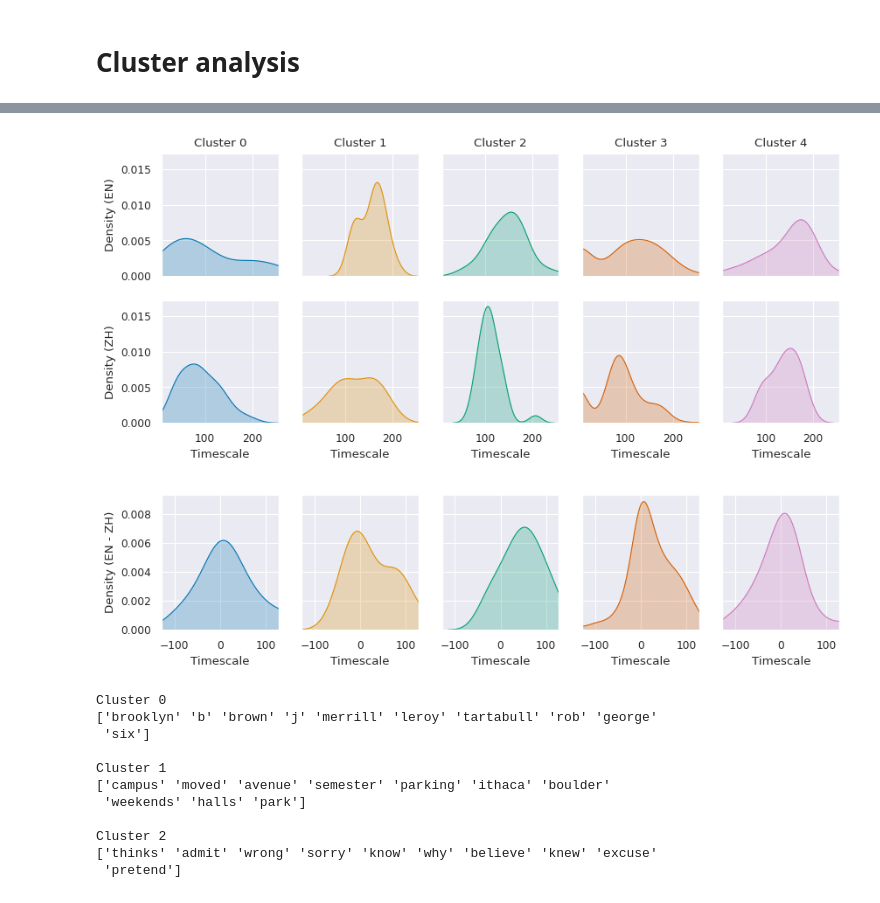
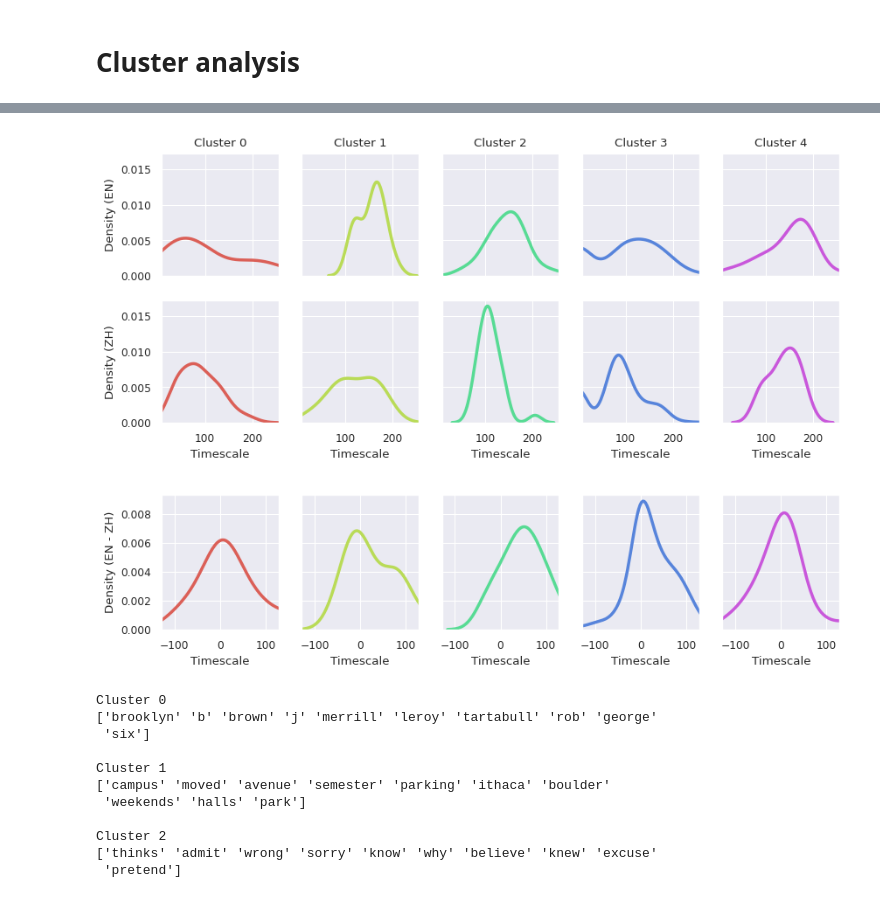
Before and after one commit to bramantyois/multilang_timescale, a Jupyter notebook: notebook/02_bling/GFW/03_semantic_cluster_analysis.ipynb, the cells around one changed output, grey strips where cells are left out. Drawn from its saved outputs; the diff is of its cells as text; code cells hidden in the pictures.

Commit message:
update semantic cmap

```diff
--- a/notebook/02_bling/GFW/03_semantic_cluster_analysis.ipynb
+++ b/notebook/02_bling/GFW/03_semantic_cluster_analysis.ipynb
@@ -292,0 +301,12 @@ Area 0:0:2013.43:1024 exported to 2013 x 1024 pixels (96 dpi)
+# %%
+fig, ax = plt.subplots(1, 1, figsize=figsize_dict['full'])
+plot_cluster_on_flatmap(
+    zh_cluster_voxels,
+    surface_dict,
+    with_legend=False,
+    cmap = 'hls',
+    ax=ax)
+
+png_fn = os.path.join(image_dir, f"zh_cluster.png")
+plt.savefig(png_fn, bbox_inches='tight', dpi=300)
+plt.show()
@@ -313,7 +337,7 @@ def plot_histogram_for_each_cluster(
         # drop nan
         cluster_timescale = cluster_timescale[~np.isnan(cluster_timescale)]
 
-        sns.kdeplot(cluster_timescale, ax=axs[i], fill=True, color=cmap(i))
+        sns.kdeplot(cluster_timescale, ax=axs[i], fill=False, color=cmap(i))
         if title:
             axs[i].set_title(f"Cluster {i}")
 
@@ -334,18 +358,19 @@ valid_zh_timescale = zh_timescale[valid_ts_semantic_idx]
 valid_en_cluster = en_cluster_voxels[valid_ts_semantic_idx].astype(int)
 valid_zh_cluster = zh_cluster_voxels[valid_ts_semantic_idx].astype(int)
 # %%
-cmap = create_discrete_cmap(5)
+cmap = create_discrete_cmap(5, palette='hls')
 # plot zn and en timescale in one plot
 n_clusters = 5
 
 fig, axs = plt.subplots(2, n_clusters, figsize=(10, 4), sharex=True, sharey=True)
 
+
 plot_histogram_for_each_cluster(valid_en_timescale, valid_en_cluster, cmap, axs=axs[0,:], y_label="Density (EN)")
 plot_histogram_for_each_cluster(valid_zh_timescale, valid_zh_cluster, cmap, axs=axs[1,:], y_label="Density (ZH)", title=False)
 
 plt.show()
 # %% [output]
-[figure, old version]
+[figure, new version]
 # %%
 diff_timescale = valid_en_timescale - valid_zh_timescale
 
@@ -355,7 +380,7 @@ plot_histogram_for_each_cluster(diff_timescale, valid_en_cluster, cmap, y_label=
 
 plt.show()
 # %% [output]
-[figure, old version]
+[figure, new version]
 # %%
 def compute_cosine_similarity(
     fasttext_pca: np.ndarray, cluster_centers: np.ndarray
```
Also changed, not shown: parts of 8 cells of this notebook, 3 other files.
